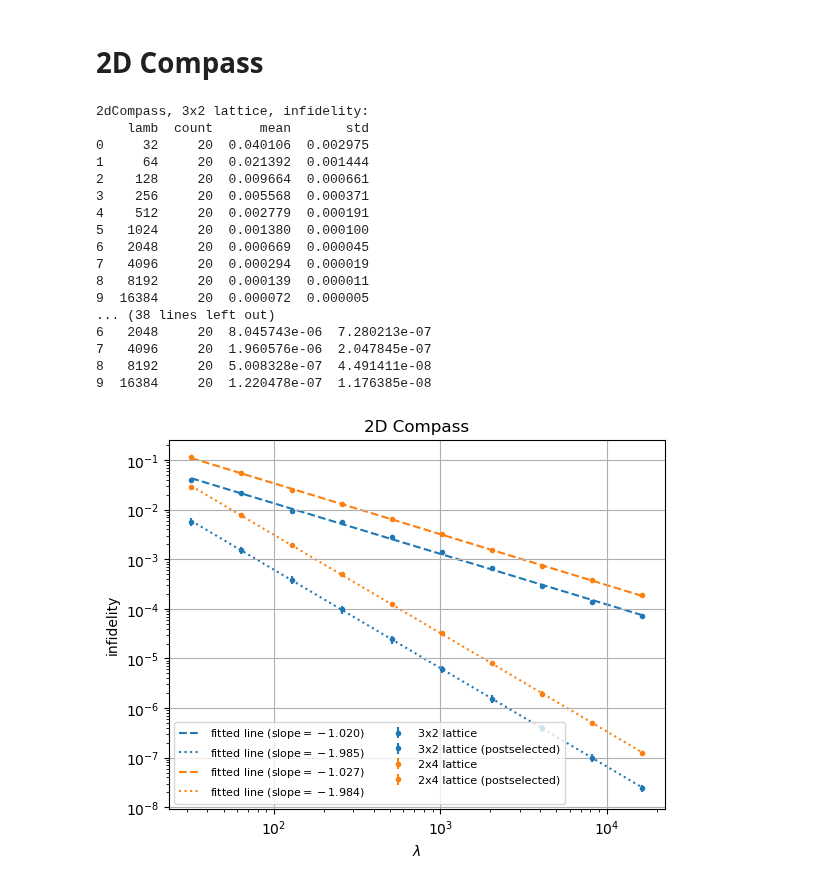
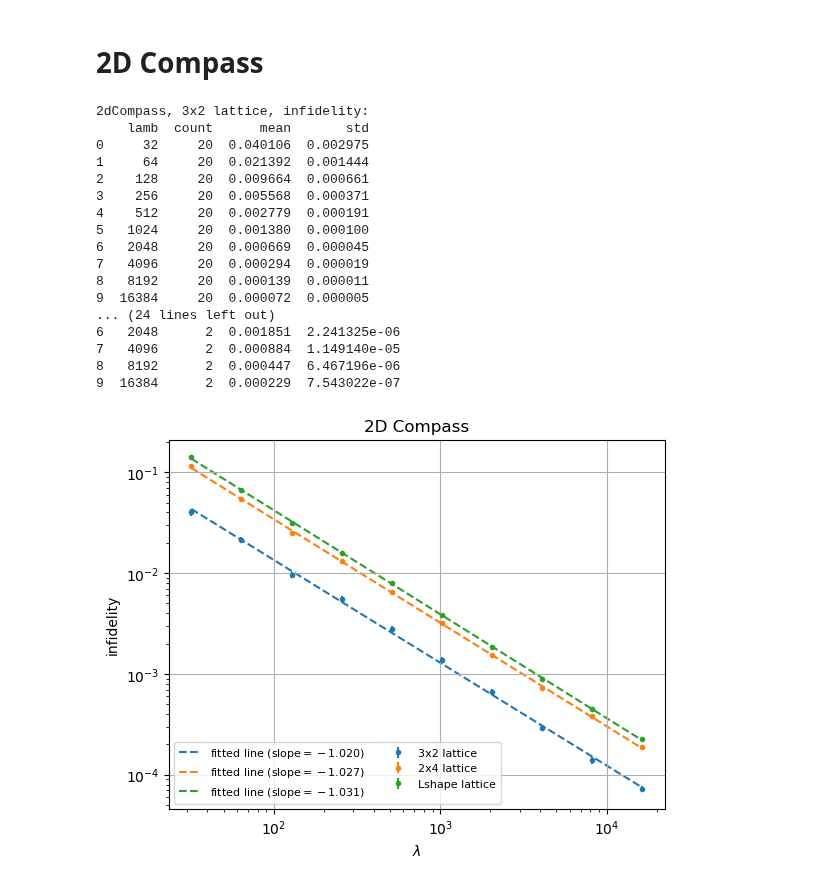
Before and after one commit to sqrta/ErrorSupression, a Jupyter notebook: use-dynamite/data/plot_sweep_lamb.ipynb, the cells around one changed output. Drawn from its saved outputs; the diff is of its cells as text; code cells hidden in the pictures.

```diff
--- a/use-dynamite/data/plot_sweep_lamb.ipynb
+++ b/use-dynamite/data/plot_sweep_lamb.ipynb
@@ -3,6 +3,8 @@ import numpy as np
 import scipy.stats
 import pandas as pd
 import matplotlib.pyplot as plt
+
+draw_postselection = False
 # %% [markdown]
 # 1D TFI
 # %%
@@ -294,7 +511,7 @@ plt.show()
 # 2D Compass
 # %%
 model = "2dCompass"
-for lattice in ["3x2", "2x4"]:
+for lattice in ["3x2", "2x4", "Lshape"]:
     data_lamb, data_seed, data_infidelity, data_postsel_infidelity = [], [], [], []
 
     f = open(f"{model}_sweep_lamb_{lattice}_noise=0.1_t=1.txt")
@@ -335,53 +552,54 @@ for lattice in ["3x2", "2x4"]:
             label='fitted line (slope$={:.3f}$)'.format(lr.slope),
             color=plt.gca().lines[-1].get_color(),
             zorder=1,
             linestyle="--")
 
-    newdf = df.groupby("lamb")["postsel_infidelity"].agg(['count', 'mean', 'std']).reset_index()
-    print(f"{model}, {lattice} lattice, postselected infidelity:")
-    print(newdf)
-    print("\n")
-    lamb_arr = newdf["lamb"].to_numpy()
-    mean_arr = newdf["mean"].to_numpy()
-    std_arr = newdf["std"].to_numpy()
+    if draw_postselection:
+        newdf = df.groupby("lamb")["postsel_infidelity"].agg(['count', 'mean', 'std']).reset_index()
+        print(f"{model}, {lattice} lattice, postselected infidelity:")
+        print(newdf)
+        print("\n")
+        lamb_arr = newdf["lamb"].to_numpy()
+        mean_arr = newdf["mean"].to_numpy()
+        std_arr = newdf["std"].to_numpy()
 
-    plt.errorbar(lamb_arr, mean_arr, yerr=std_arr,
-                label=f'{lattice} lattice (postselected)',
+        plt.errorbar(lamb_arr, mean_arr, yerr=std_arr,
+                    label=f'{lattice} lattice (postselected)',
+                    color=plt.gca().lines[-1].get_color(),
+                    fmt='o', markersize=3, zorder=2)
+
+        lr = scipy.stats.linregress(np.log(lamb_arr), np.log(mean_arr))
+        plt.plot(lamb_arr, np.exp(lr.slope * np.log(lamb_arr) + lr.intercept),
+                label='fitted line (slope$={:.3f}$)'.format(lr.slope),
                 color=plt.gca().lines[-1].get_color(),
-                fmt='o', markersize=3, zorder=2)
-
-    lr = scipy.stats.linregress(np.log(lamb_arr), np.log(mean_arr))
-    plt.plot(lamb_arr, np.exp(lr.slope * np.log(lamb_arr) + lr.intercept),
-            label='fitted line (slope$={:.3f}$)'.format(lr.slope),
-            color=plt.gca().lines[-1].get_color(),
-            zorder=1,
-            linestyle=":")
+                zorder=1,
+                linestyle=":")
 
 plt.xscale("log")
 plt.yscale("log")
 plt.xlabel(r"$\lambda$")
 plt.ylabel("infidelity")
 plt.title("2D Compass")
 plt.legend(ncol=2, prop={'size': 8}, loc="lower left")
 plt.grid()
 plt.savefig(f"{model}_sweep_lamb_noise=0.1_t=1.pdf", format="pdf", bbox_inches="tight")
 plt.show()
 # %% [output]
 2dCompass, 3x2 lattice, infidelity:
     lamb  count      mean       std
 0     32     20  0.040106  0.002975
 1     64     20  0.021392  0.001444
 2    128     20  0.009664  0.000661
 3    256     20  0.005568  0.000371
 4    512     20  0.002779  0.000191
 5   1024     20  0.001380  0.000100
 6   2048     20  0.000669  0.000045
 7   4096     20  0.000294  0.000019
 8   8192     20  0.000139  0.000011
 9  16384     20  0.000072  0.000005
-... (38 lines left out)
-6   2048     20  8.045743e-06  7.280213e-07
-7   4096     20  1.960576e-06  2.047845e-07
-8   8192     20  5.008328e-07  4.491411e-08
-9  16384     20  1.220478e-07  1.176385e-08
+... (24 lines left out)
+6   2048      2  0.001851  2.241325e-06
+7   4096      2  0.000884  1.149140e-05
+8   8192      2  0.000447  6.467196e-06
+9  16384      2  0.000229  7.543022e-07
-[figure, old version]
+[figure, new version]
```
Also changed, not shown: parts of 10 cells of this notebook.
